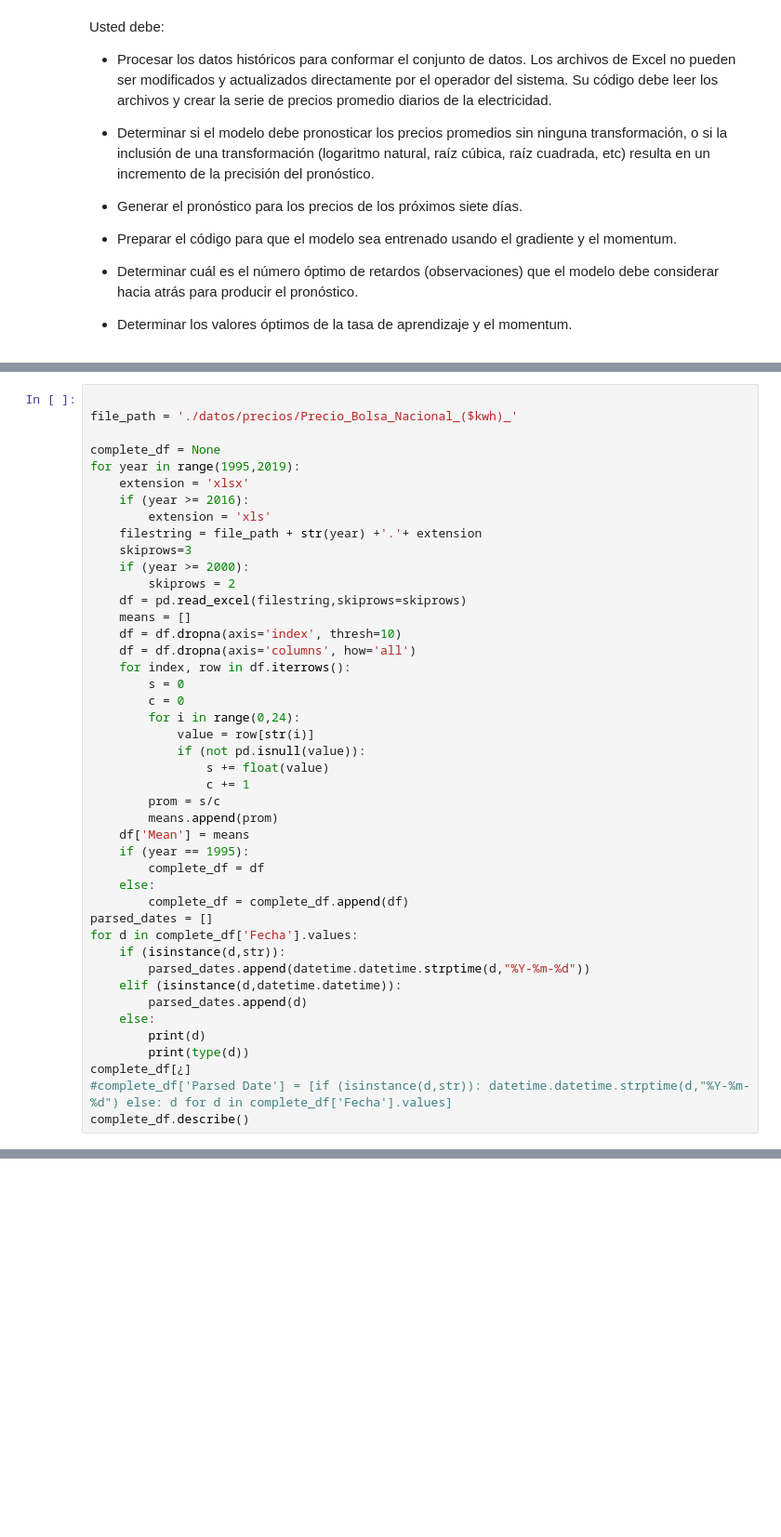
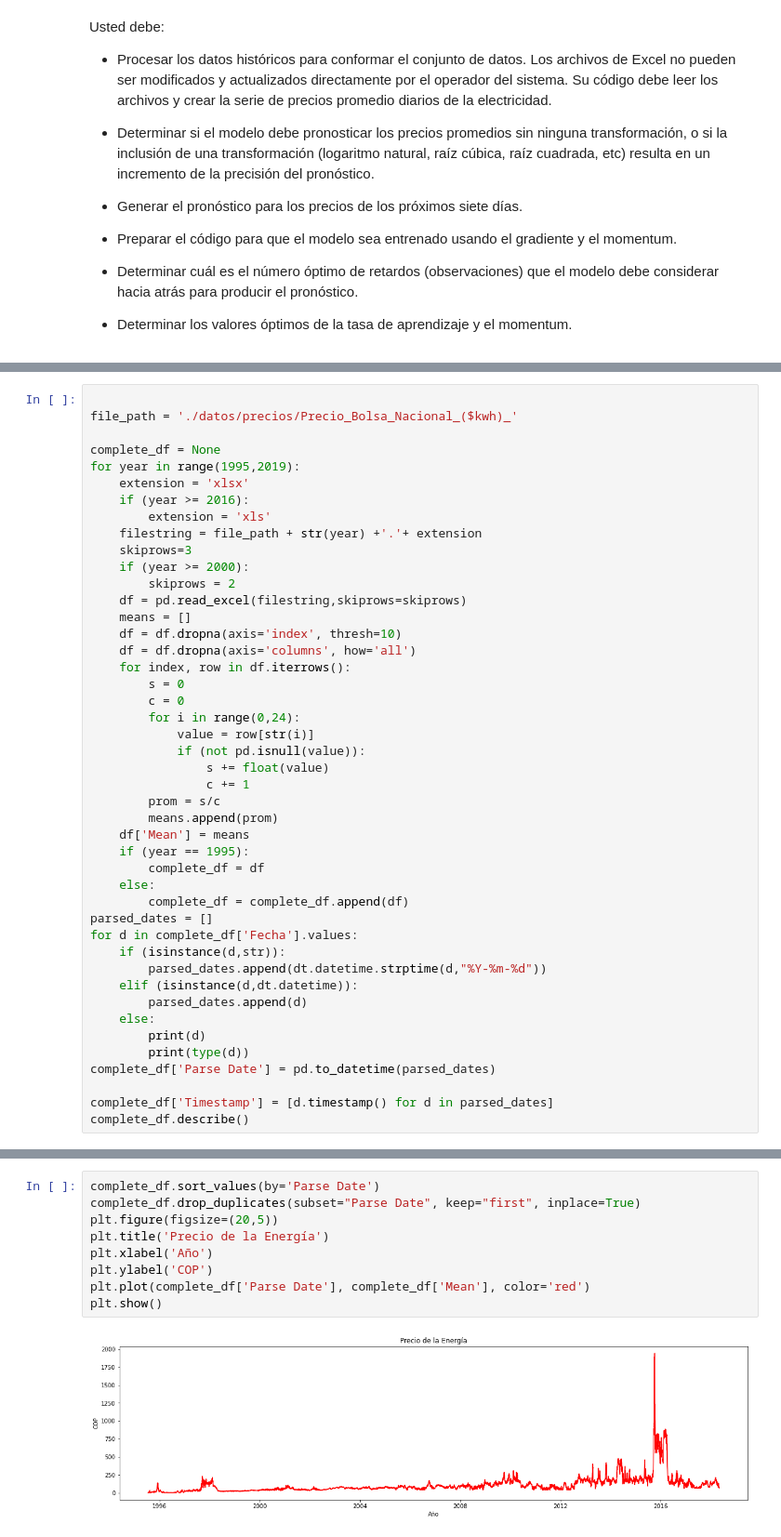
Before and after one commit to ANN-2019-2/evaluacion-saarboledaz, a Jupyter notebook: 01-precios.ipynb, the cells around one changed output, grey strips where cells are left out. Shown at 93% size. Drawn from its saved outputs; the diff is of its cells as text; blank space fills up the shorter version.

Commit message:
Avance con el ejercicio de precios

```diff
--- a/01-precios.ipynb
+++ b/01-precios.ipynb
@@ -114,14 +77,15 @@ for year in range(1995,2019):
 parsed_dates = []
 for d in complete_df['Fecha'].values:
     if (isinstance(d,str)):
-        parsed_dates.append(datetime.datetime.strptime(d,"%Y-%m-%d"))
-    elif (isinstance(d,datetime.datetime)):
+        parsed_dates.append(dt.datetime.strptime(d,"%Y-%m-%d"))
+    elif (isinstance(d,dt.datetime)):
         parsed_dates.append(d)
     else:
         print(d)
         print(type(d))
-complete_df[¿]
-#complete_df['Parsed Date'] = [if (isinstance(d,str)): datetime.datetime.strptime(d,"%Y-%m-%d") else: d for d in complete_df['Fecha'].values]
+complete_df['Parse Date'] = pd.to_datetime(parsed_dates)
+
+complete_df['Timestamp'] = [d.timestamp() for d in parsed_dates]
 complete_df.describe()
 # %% [output]
 |  | 0 | 1 | 2 | 3 | 4 | 5 | 6 | 7 | 8 | 9 | ... | ... |
@@ -162,0 +113,11 @@ TypeError: 'value' must be an instance of str or bytes, not a datetime.datetime
+# %%
+complete_df.sort_values(by='Parse Date')
+complete_df.drop_duplicates(subset="Parse Date", keep="first", inplace=True)
+plt.figure(figsize=(20,5))
+plt.title('Precio de la Energía')
+plt.xlabel('Año')
+plt.ylabel('COP')
+plt.plot(complete_df['Parse Date'], complete_df['Mean'], color='red')
+plt.show()
+# %% [output]
+[figure, added]
```
Also changed, not shown: parts of 32 cells of this notebook.
